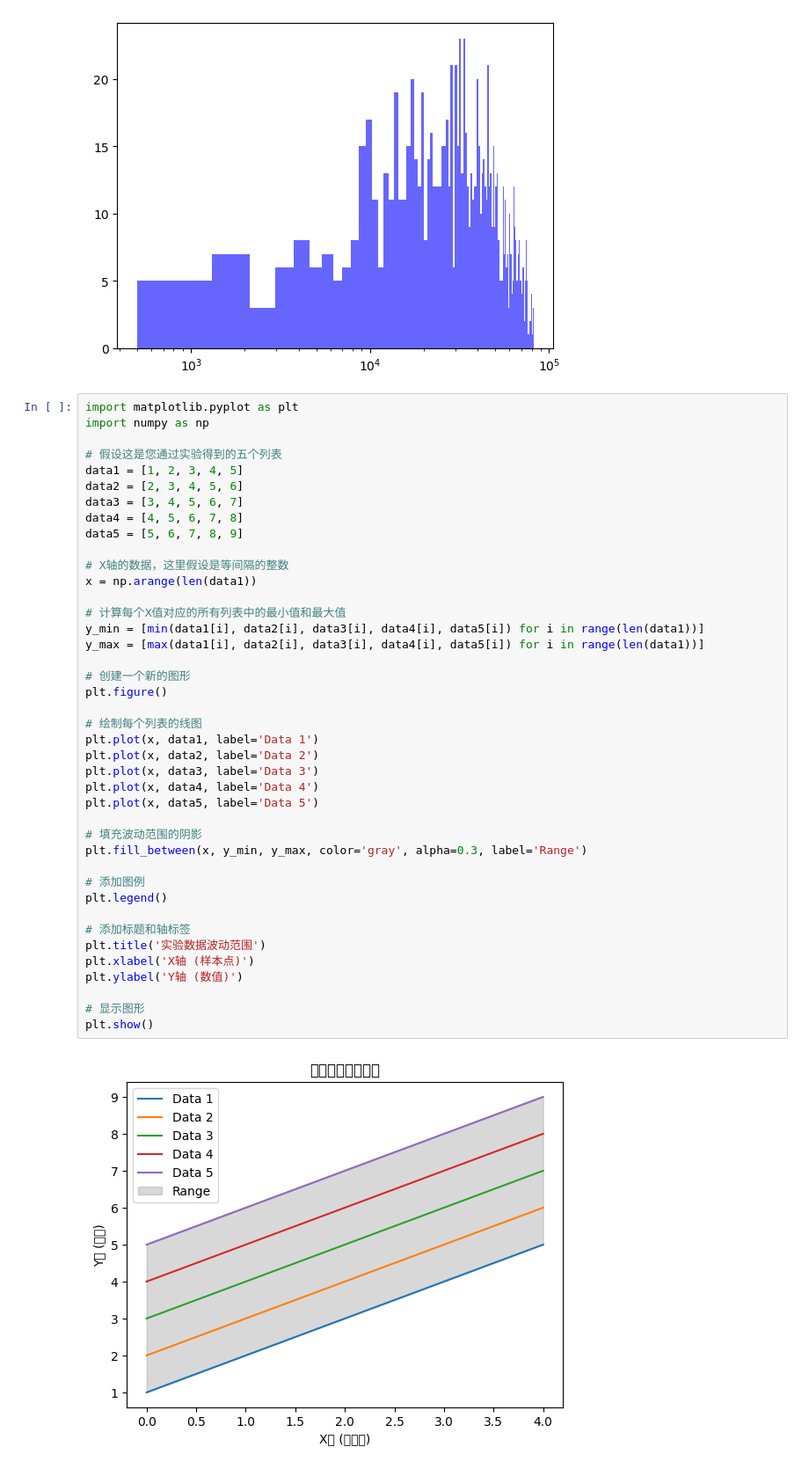
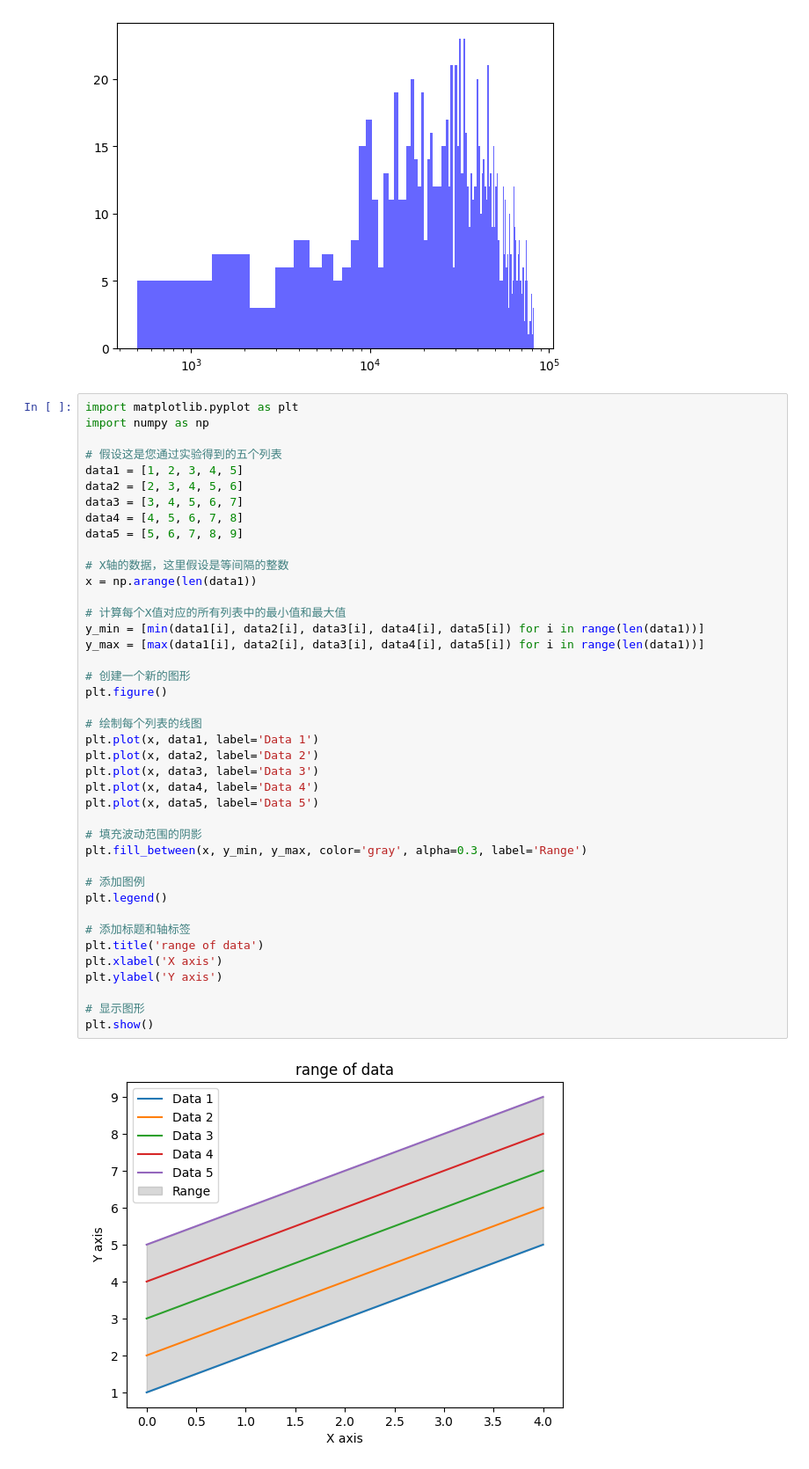
Before and after one commit to HuangHaoyu1997/MEABM, a Jupyter notebook: test.ipynb, the cells around one changed output. Shown: that part at 88% size. Drawn from its saved outputs; the diff is of its cells as text.

```diff
--- a/test.ipynb
+++ b/test.ipynb
@@ -101,34 +101,34 @@ data4 = [4, 5, 6, 7, 8]
 data5 = [5, 6, 7, 8, 9]
 
 # X轴的数据，这里假设是等间隔的整数
 x = np.arange(len(data1))
 
 # 计算每个X值对应的所有列表中的最小值和最大值
 y_min = [min(data1[i], data2[i], data3[i], data4[i], data5[i]) for i in range(len(data1))]
 y_max = [max(data1[i], data2[i], data3[i], data4[i], data5[i]) for i in range(len(data1))]
 
 # 创建一个新的图形
 plt.figure()
 
 # 绘制每个列表的线图
 plt.plot(x, data1, label='Data 1')
 plt.plot(x, data2, label='Data 2')
 plt.plot(x, data3, label='Data 3')
 plt.plot(x, data4, label='Data 4')
 plt.plot(x, data5, label='Data 5')
 
 # 填充波动范围的阴影
 plt.fill_between(x, y_min, y_max, color='gray', alpha=0.3, label='Range')
 
 # 添加图例
 plt.legend()
 
 # 添加标题和轴标签
-plt.title('实验数据波动范围')
-plt.xlabel('X轴 (样本点)')
-plt.ylabel('Y轴 (数值)')
+plt.title('range of data')
+plt.xlabel('X axis')
+plt.ylabel('Y axis')
 
 # 显示图形
 plt.show()
 # %% [output]
-[figure, old version]
+[figure, new version]
```
Also changed, not shown: 4 other files.
